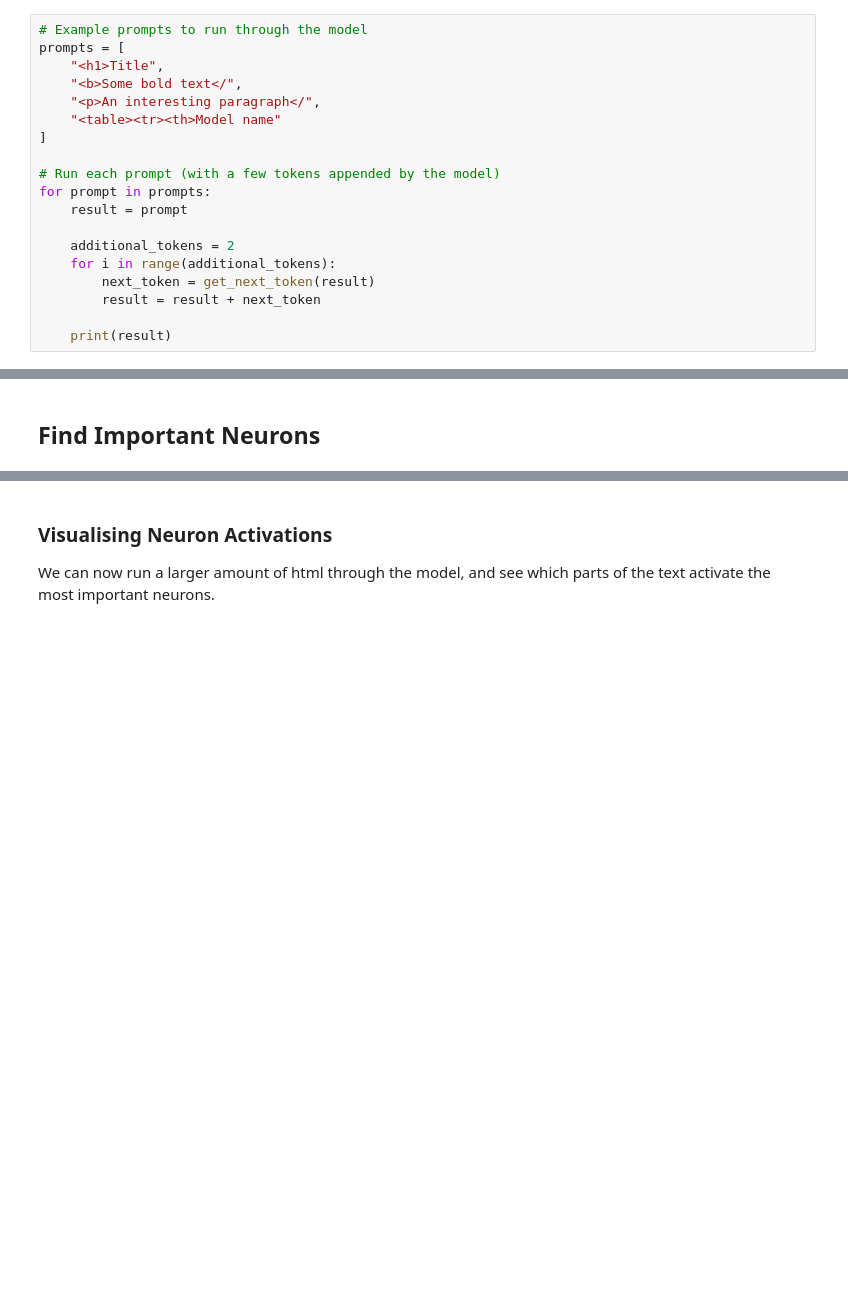
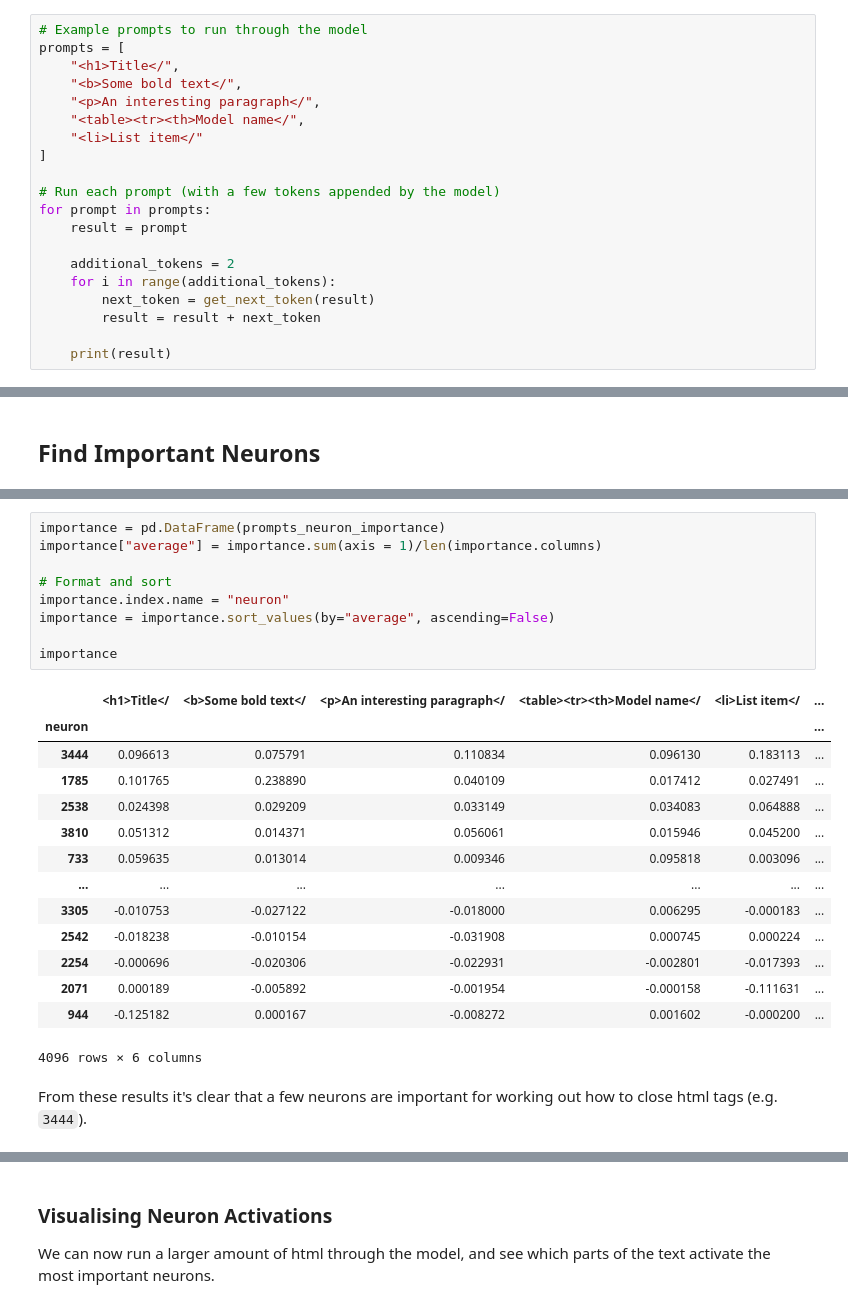
Before and after one commit to alan-cooney/mech-interp-code-generation, a Jupyter notebook: SoLU_Circuits.ipynb, the cells around one changed output, grey strips where cells are left out. Saved outputs shown, nothing was run; the diff lists cells and outputs as text; blank space fills up the shorter version.

Commit message:
Add text to help visualize the importance of each neuron

```diff
--- a/SoLU_Circuits.ipynb
+++ b/SoLU_Circuits.ipynb
@@ -250,10 +250,11 @@ def get_next_token(prompt: str) -> str:
 # %%
 # Example prompts to run through the model
 prompts = [
-    "<h1>Title",
+    "<h1>Title</",
     "<b>Some bold text</",
     "<p>An interesting paragraph</",
-    "<table><tr><th>Model name"
+    "<table><tr><th>Model name</",
+    "<li>List item</"
 ]
 
 # Run each prompt (with a few tokens appended by the model)
@@ -305,0 +312,26 @@ mlp_neuron_weights.size(), mlp_neurons.size(), logits.size(), predictions.size()
+# %%
+importance = pd.DataFrame(prompts_neuron_importance)
+importance["average"] = importance.sum(axis = 1)/len(importance.columns)
+
+# Format and sort
+importance.index.name = "neuron"
+importance = importance.sort_values(by="average", ascending=False)
+
+importance
+# %% [output]
+|  | <h1>Title</ | <b>Some bold text</ | <p>An interesting paragraph</ | <table><tr><th>Model name</ | <li>List item</ | ... |
+| neuron |  |  |  |  |  | ... |
+| 3444 | 0.096613 | 0.075791 | 0.110834 | 0.096130 | 0.183113 | ... |
+| 1785 | 0.101765 | 0.238890 | 0.040109 | 0.017412 | 0.027491 | ... |
+| 2538 | 0.024398 | 0.029209 | 0.033149 | 0.034083 | 0.064888 | ... |
+| 3810 | 0.051312 | 0.014371 | 0.056061 | 0.015946 | 0.045200 | ... |
+| 733 | 0.059635 | 0.013014 | 0.009346 | 0.095818 | 0.003096 | ... |
+| ... | ... | ... | ... | ... | ... | ... |
+| 3305 | -0.010753 | -0.027122 | -0.018000 | 0.006295 | -0.000183 | ... |
+| 2542 | -0.018238 | -0.010154 | -0.031908 | 0.000745 | 0.000224 | ... |
+| 2254 | -0.000696 | -0.020306 | -0.022931 | -0.002801 | -0.017393 | ... |
+| 2071 | 0.000189 | -0.005892 | -0.001954 | -0.000158 | -0.111631 | ... |
+| 944 | -0.125182 | 0.000167 | -0.008272 | 0.001602 | -0.000200 | ... |
+4096 rows × 6 columns
+# %% [markdown]
+From these results it's clear that a few neurons are important for working out how to close html tags (e.g. `3444`).
```
Also changed, not shown: parts of 5 cells of this notebook.
